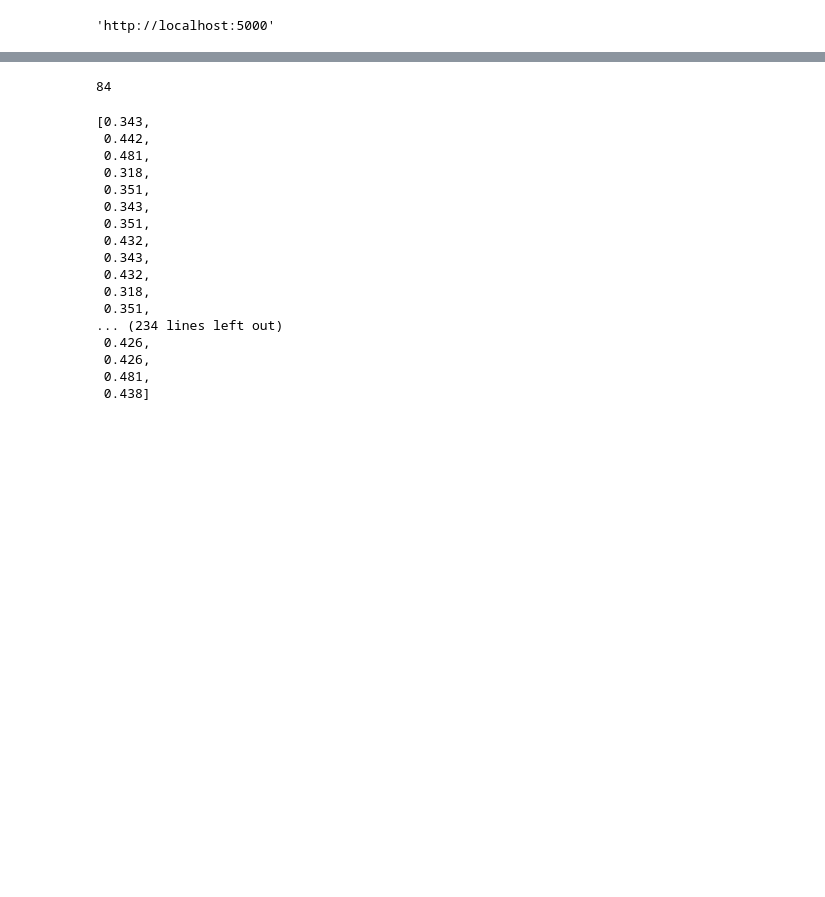
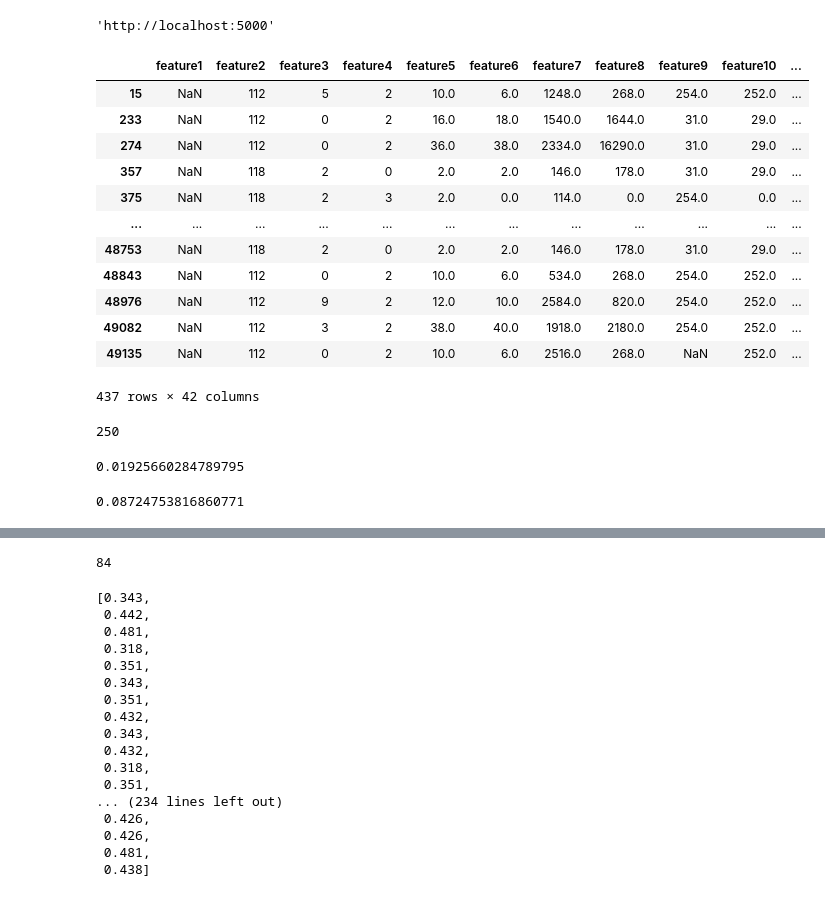
Before and after one commit to DASC-CompetitiveDS/MLOpsVN, a Jupyter notebook: src/notebooks/drift_survey.ipynb, the cells around one changed output, grey strips where cells are left out. Cells and saved outputs as stored; diff of their text form; code cells hidden in the pictures; blank space fills up the shorter version.

```diff
--- a/src/notebooks/drift_survey.ipynb
+++ b/src/notebooks/drift_survey.ipynb
@@ -36,8 +41,8 @@ mlflow.set_tracking_uri(mlflow_evn)
 # %%
 # link_data_test = '../../data/captured_data/phase-2/prob-2/final_test/17-21/prob-2'
 uncertain_data = '../../data/captured_data/phase-3/prob-1'
-train_data = '../../data/train_data/phase-3/prob-2/train_x.parquet'
-valid_data = '../../data/train_data/phase-3/prob-2/test_x.parquet'
+train_data = '../../data/train_data/phase-3/prob-1/train_x.parquet'
+valid_data = '../../data/train_data/phase-3/prob-1/test_x.parquet'
 raw_data = '../../data/raw_data/phase-3/prob-2/raw_train.parquet'
 y_train_data = '../../data/train_data/phase-3/prob-2/train_y.parquet'
 y_valid_data = '../../data/train_data/phase-3/prob-2/test_y.parquet'
@@ -48,6 +53,22 @@ valid_x = pd.read_parquet(valid_data)
 feature_columns = train_x.columns.tolist()
 train_x["label"] = pd.read_parquet(y_train_data)["label"]
 valid_x["label"] = pd.read_parquet(y_valid_data)["label"]
+# %%
+train_x[train_x['feature1'].isna()]
+# %% [output]
+|  | feature1 | feature2 | feature3 | feature4 | feature5 | feature6 | feature7 | feature8 | feature9 | feature10 | ... |
+| 15 | NaN | 112 | 5 | 2 | 10.0 | 6.0 | 1248.0 | 268.0 | 254.0 | 252.0 | ... |
+| 233 | NaN | 112 | 0 | 2 | 16.0 | 18.0 | 1540.0 | 1644.0 | 31.0 | 29.0 | ... |
+| 274 | NaN | 112 | 0 | 2 | 36.0 | 38.0 | 2334.0 | 16290.0 | 31.0 | 29.0 | ... |
+| 357 | NaN | 118 | 2 | 0 | 2.0 | 2.0 | 146.0 | 178.0 | 31.0 | 29.0 | ... |
+| 375 | NaN | 118 | 2 | 3 | 2.0 | 0.0 | 114.0 | 0.0 | 254.0 | 0.0 | ... |
+| ... | ... | ... | ... | ... | ... | ... | ... | ... | ... | ... | ... |
+| 48753 | NaN | 118 | 2 | 0 | 2.0 | 2.0 | 146.0 | 178.0 | 31.0 | 29.0 | ... |
+| 48843 | NaN | 112 | 0 | 2 | 10.0 | 6.0 | 534.0 | 268.0 | 254.0 | 252.0 | ... |
+| 48976 | NaN | 112 | 9 | 2 | 12.0 | 10.0 | 2584.0 | 820.0 | 254.0 | 252.0 | ... |
+| 49082 | NaN | 112 | 3 | 2 | 38.0 | 40.0 | 1918.0 | 2180.0 | 254.0 | 252.0 | ... |
+| 49135 | NaN | 112 | 0 | 2 | 10.0 | 6.0 | 2516.0 | 268.0 | NaN | 252.0 | ... |
+437 rows × 42 columns
 # %%
 dict_dup, dict_shape = {}, {}
 captured_x = pd.DataFrame()
@@ -72,3 +93,7 @@ for file_path in os.listdir(uncertain_data):
     dict_shape[shape] += 1
     captured_x = pd.concat([captured_x, captured_data])
     count_ += 1
+# %%
+count_
+# %% [output]
+250
@@ -74,0 +106,8 @@ for file_path in os.listdir(uncertain_data):
+# %%
+captured_x[(captured_x['feature2'] == -1) & ~(captured_x['feature3'] == -1) & ~(captured_x['feature4'] == -1)].shape[0] / captured_x.shape[0]
+# %% [output]
+0.01925660284789795
+# %%
+captured_x[captured_x['feature3'] == -1].shape[0] / captured_x.shape[0]
+# %% [output]
+0.08724753816860771
```
Also changed, not shown: parts of 10 cells of this notebook, 12 other files.
